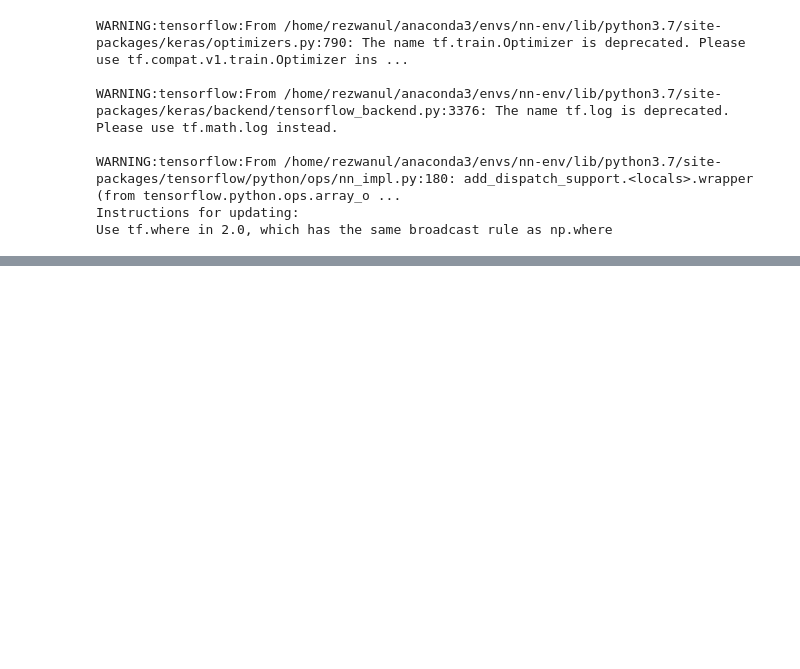
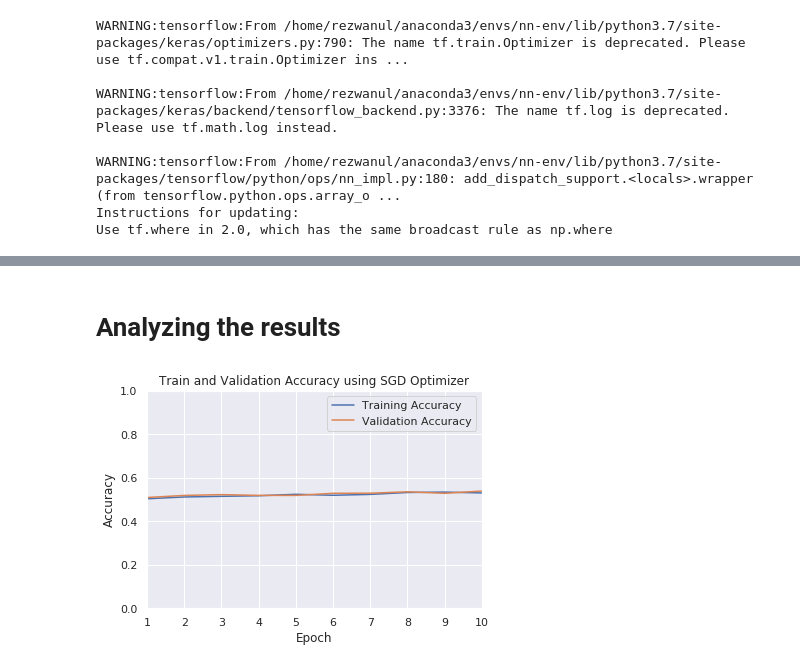
Before and after one commit to Rezwanul-Haque/neural_network_projects, a Jupyter notebook: sentiment_analysis/movie_reviews_using_LSTM/movie_reviews_using_lstm.ipynb, the cells around one changed output, grey strips where cells are left out. Drawn from its saved outputs; the diff is of its cells as text; code cells hidden in the pictures; blank space fills up the shorter version.

Commit message:
movie reviews sentiment analysis using lstm complete.

```diff
--- a/sentiment_analysis/movie_reviews_using_LSTM/movie_reviews_using_lstm.ipynb
+++ b/sentiment_analysis/movie_reviews_using_LSTM/movie_reviews_using_lstm.ipynb
@@ -234,3 +249,23 @@ Adam_score, Adam_model = train_model(Optimizer='adam',
                                    X_val=X_test_padded,
                                    y_val=y_test
                                   )
+# %% [markdown]
+# Analyzing the results
+# %%
+## SGD Optimizer result with graph
+plt.plot(range(1, 11), SGD_score.history['acc'], label='Training Accuracy')
+plt.plot(range(1, 11), SGD_score.history['val_acc'], label='Validation Accuracy')
+plt.axis([1, 10, 0, 1])
+plt.xlabel('Epoch')
+plt.ylabel('Accuracy')
+plt.title('Train and Validation Accuracy using SGD Optimizer')
+plt.legend()
+plt.show()
+
+## Insight:
+# The training and validation accuracy is stuck at 50%! Essentially, this shows that
+# the training has failed and our neural network performs no better than a random coin
+# toss for this binary classification task. Clearly, the sgd optimizer is not suitable
+# for this dataset and this LSTM network.
+# %% [output]
+[figure, added]
```
Also changed, not shown: parts of 7 cells of this notebook.
